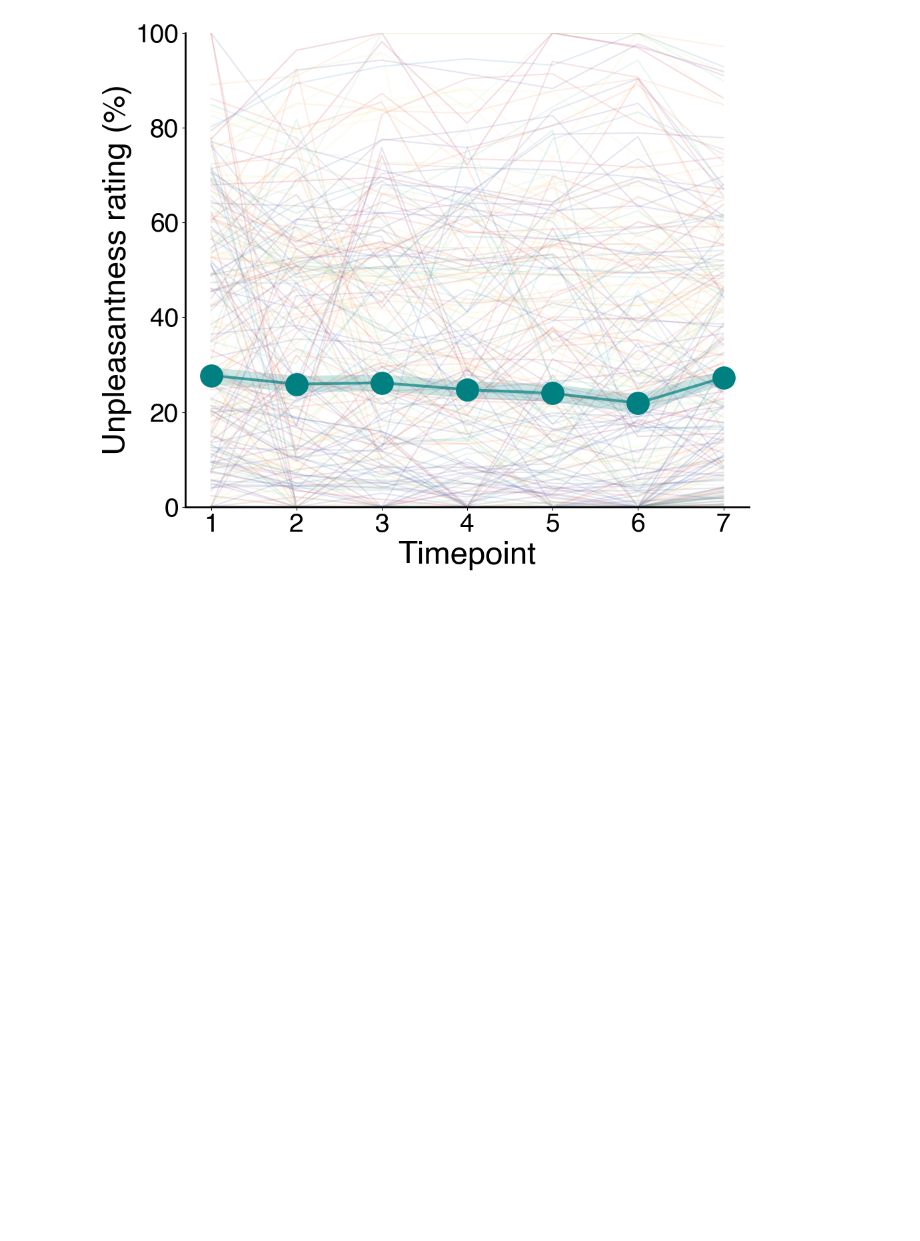
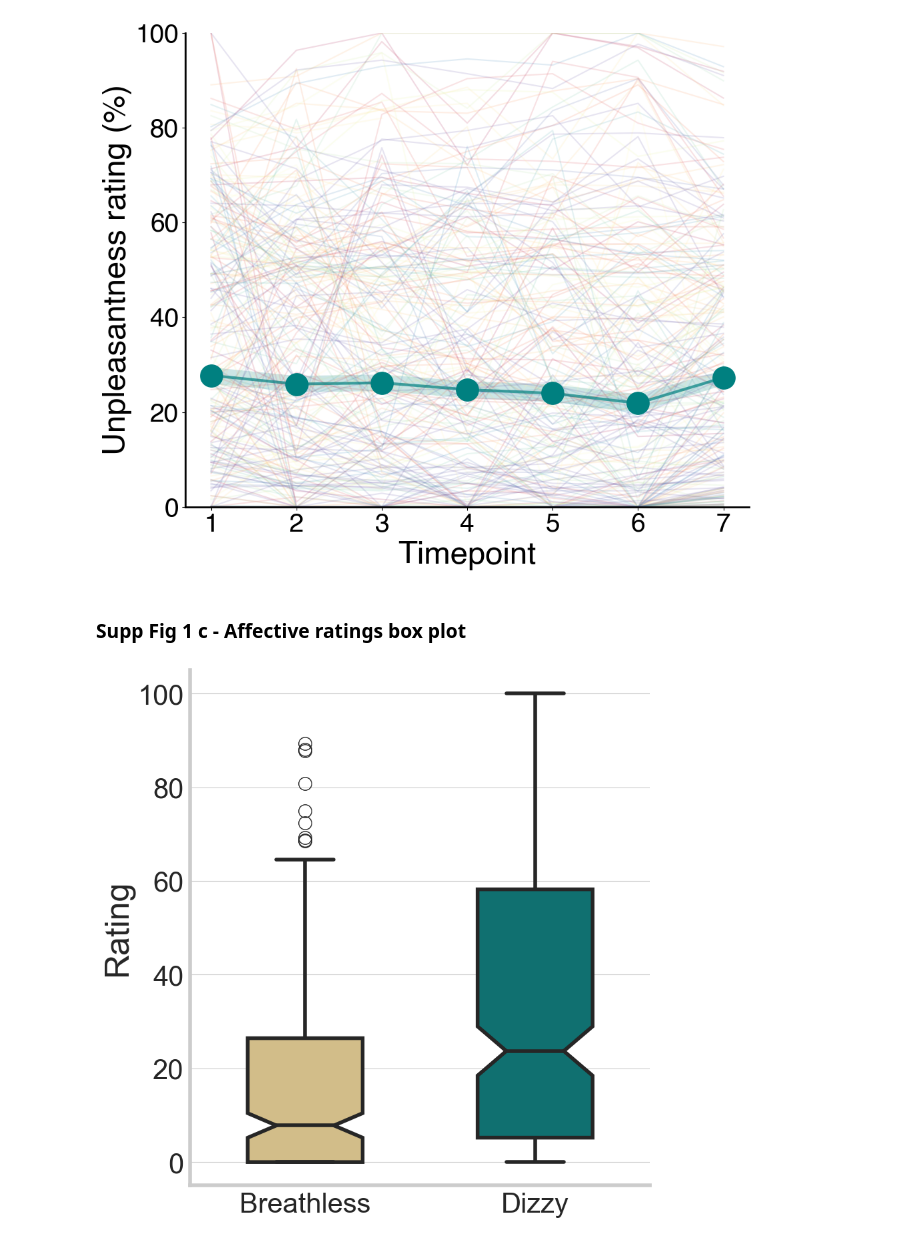
Before and after one commit to embodied-computation-group/Respiroception_VBQ, a Jupyter notebook: analysis/respirocept_behav_analysis.ipynb, the cells around one changed output. Saved outputs shown, nothing was run; the diff lists cells and outputs as text; code cells hidden in the pictures; blank space fills up the shorter version.

Commit message:
Analysis: Added supp fig 1

```diff
--- a/analysis/respirocept_behav_analysis.ipynb
+++ b/analysis/respirocept_behav_analysis.ipynb
@@ -447,3 +454,50 @@ plt.tight_layout()
 plt.show()
 # %% [output]
 [figure]
+# %% [markdown]
+### Supp Fig 1 c - Affective ratings box plot
+# %%
+fig_filename = 'SuppFig1c_symptoms_ratings.png'
+
+# Rename the variables for the x-axis labels
+variable_names = ['Breathless', 'Dizzy']
+
+# Define custom colors
+custom_colors = [(0.87, 0.76, 0.49), 'teal']  # Example custom colors
+
+# Set the style
+sns.set_style("whitegrid")
+
+# Create a box plot with Seaborn
+plt.figure(figsize=(8.5, 8.5))
+ax = sns.boxplot(data=cleaned_df[['psi_breathless', 'psi_dizzy']],
+            width=0.5, linewidth=4, notch=True, palette=custom_colors, fliersize=14)
+
+# Rename the x-axis labels
+ax.set_xticklabels(variable_names, fontsize=fontsize_axis_labels)
+
+# Set labels and title
+plt.ylabel('Rating', fontsize=fontsize_axis_labels)
+
+# Set tick label size
+plt.xticks(fontsize=fontsize_axis_ticks)
+plt.yticks(fontsize=fontsize_axis_ticks)
+
+# Customizing the axes
+for _, spine in ax.spines.items():
+    spine.set_linewidth(4)
+
+# Removing right and top sides
+ax.spines["right"].set_visible(False)
+ax.spines["top"].set_visible(False)
+
+if flag_savefigs:
+    # Save the figure with a specified size and resolution
+    fig_filepath = f'{figures_dir}{fig_filename}'
+    plt.savefig(fig_filepath, dpi=300)
+
+# Show plot
+plt.tight_layout()
+plt.show()
+# %% [output]
+[figure, added]
```
Also changed, not shown: parts of 8 cells of this notebook.
